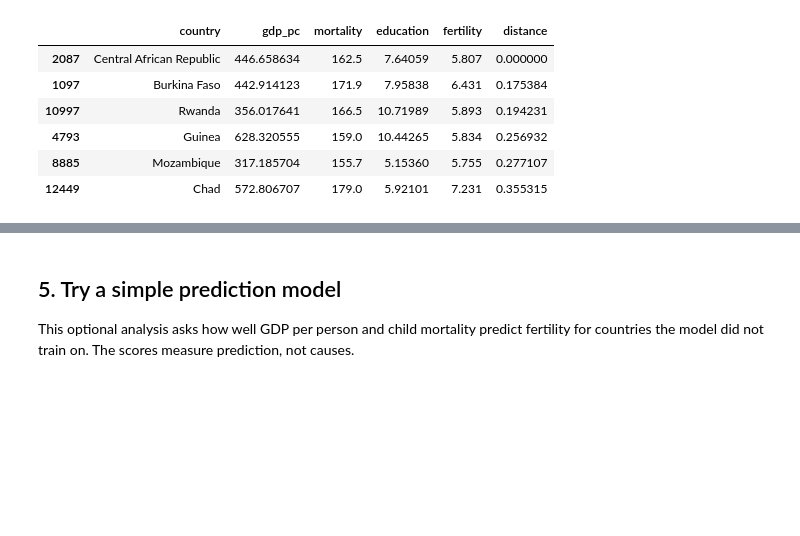
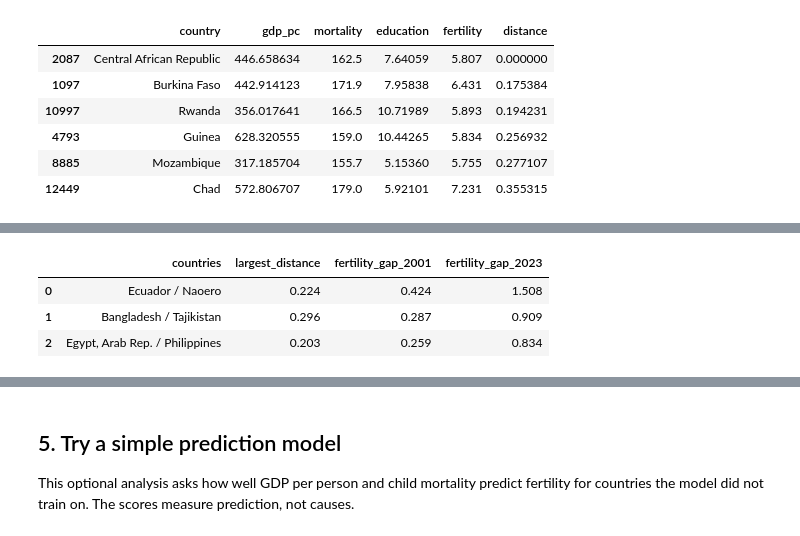
Before and after one commit to LinhNguyen2901/beyond-birth-rate, a Jupyter notebook: notebooks/fertility_development_poc.ipynb, the cells around one changed output, grey strips where cells are left out. Drawn from its saved outputs; the diff is of its cells as text; code cells hidden in the pictures; blank space fills up the shorter version.

```diff
--- a/notebooks/fertility_development_poc.ipynb
+++ b/notebooks/fertility_development_poc.ipynb
@@ -1384,0 +1436,80 @@ fig.show()
+# %%
+group_size = 2
+similarity_limit = 0.35
+
+case_groups = {}
+
+for i in range(len(case_rows)):
+    neighbors = [
+        j for j in np.argsort(case_distances[i]) if j != i
+    ][:group_size - 1]
+
+    members = tuple(sorted([i] + neighbors))
+
+    largest_distance = max(
+        case_distances[a, b]
+        for a, b in combinations(members, 2)
+    )
+
+    if largest_distance > similarity_limit:
+        continue
+
+    group = case_rows.iloc[list(members)]
+
+    # The dictionary avoids storing the same group more than once.
+    case_groups[members] = {
+        "countries": " / ".join(group["country"]),
+        "codes": group["iso3"].tolist(),
+        "largest_distance": largest_distance,
+        "fertility_gap_2001": (
+            group["fertility_2001"].max()
+            - group["fertility_2001"].min()
+        ),
+        "fertility_gap_2023": (
+            group["fertility_2023"].max()
+            - group["fertility_2023"].min()
+        ),
+    }
+
+if not case_groups:
+    raise ValueError(
+        "No groups passed. Try a smaller group_size or a larger similarity_limit."
+    )
+
+case_ranked = pd.DataFrame(list(case_groups.values()))
+
+case_ranked["gap_growth"] = (
+    case_ranked["fertility_gap_2023"]
+    - case_ranked["fertility_gap_2001"]
+)
+
+case_ranked = case_ranked[
+    (case_ranked["fertility_gap_2001"] <= 0.5) &
+    (case_ranked["gap_growth"] >= 0.5)
+].sort_values("gap_growth", ascending=False)
+# Build a shortlist without repeating the same countries.
+case_shortlist = []
+used_countries = set()
+
+for _, candidate in case_ranked.iterrows():
+    if used_countries.isdisjoint(candidate["codes"]):
+        case_shortlist.append(candidate.to_dict())
+        used_countries.update(candidate["codes"])
+
+    if len(case_shortlist) == 6:
+        break
+
+case_shortlist = pd.DataFrame(case_shortlist).reset_index(drop=True)
+
+print("Candidate groups found:", len(case_ranked))
+display(
+    case_shortlist[
+        [
+            "countries",
+            "largest_distance",
+            "fertility_gap_2001",
+            "fertility_gap_2023",
+        ]
+    ].round(3)
+)
+# %% [output]
@@ -1384,0 +1517,4 @@ fig.show()
+|  | countries | largest_distance | fertility_gap_2001 | fertility_gap_2023 |
+| 0 | Ecuador / Naoero | 0.224 | 0.424 | 1.508 |
+| 1 | Bangladesh / Tajikistan | 0.296 | 0.287 | 0.909 |
+| 2 | Egypt, Arab Rep. / Philippines | 0.203 | 0.259 | 0.834 |
```
Also changed, not shown: parts of 3 cells of this notebook, 5 other files.
